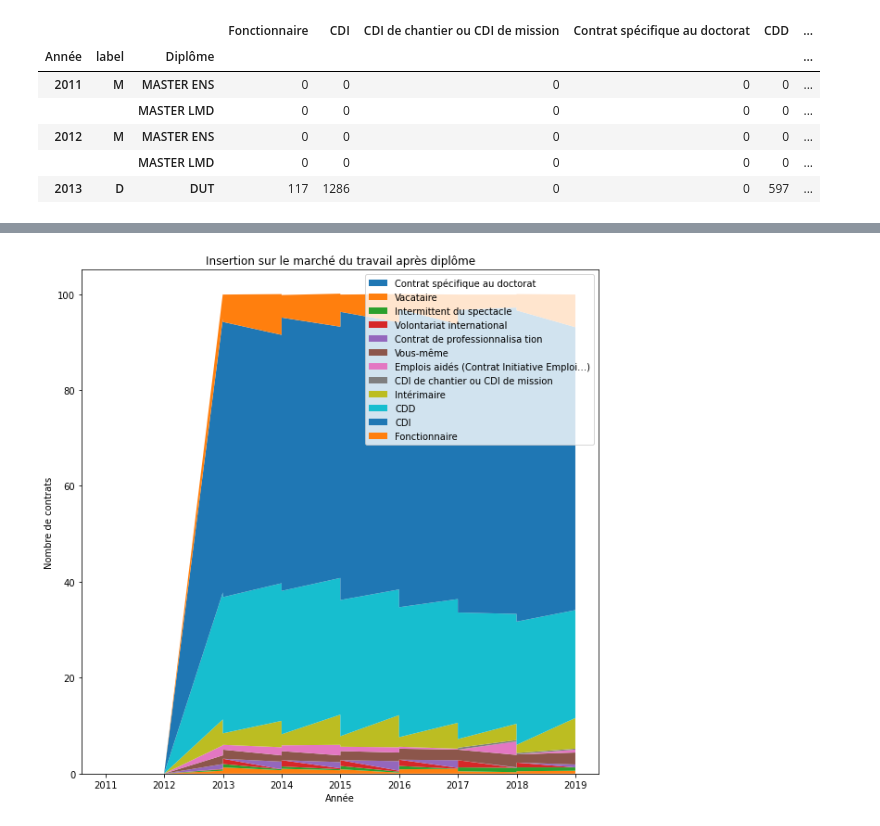
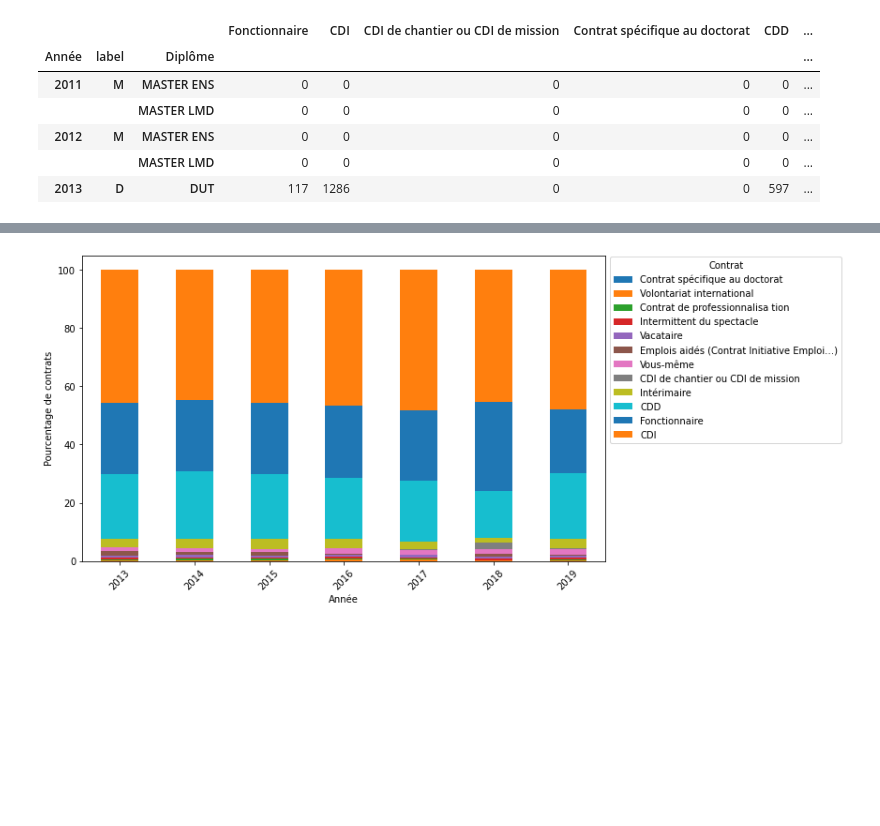
Before and after one commit to smtux/DUDA, a Jupyter notebook: inser_pro/src/pro.ipynb, the cells around one changed output, grey strips where cells are left out. Drawn from its saved outputs; the diff is of its cells as text; code cells hidden in the pictures; blank space fills up the shorter version.

Commit message:
modification du code du projet inser_pro

```diff
--- a/inser_pro/src/pro.ipynb
+++ b/inser_pro/src/pro.ipynb
@@ -317,12 +287,12 @@ df_contrat.plot(x="Année", y=y, kind="bar")
-# %%
-# Création du stackplot
-fig, ax = plt.subplots(figsize=(10,10))
-ax.stackplot(x, y, labels=labels)
-ax.legend()
-plt.xlabel("Année")
-plt.ylabel("Nombre de contrats")
-plt.title("Insertion sur le marché du travail après diplôme")
-#plt.savefig("../graph/stack_contrats.png")
-plt.show()
-# %% [output]
-[figure, removed]
+# %%
+# Changement de l'ordre des colonnes selon la valeur maximale de chacune d'entre elles.
+col_order = df_graph.max().sort_values().index
+# %%
+# Graphique du pourcentage par type de contrats selon l'année
+df_graph[col_order].plot(kind="bar", stacked=True, figsize=(10, 6))
+plt.legend(title="Contrat", bbox_to_anchor=(1, 1.01))
+plt.xticks(rotation=45)
+plt.ylabel("Pourcentage de contrats")
+plt.show()
+# %% [output]
+[figure, added]
```
Also changed, not shown: parts of 20 cells of this notebook.
